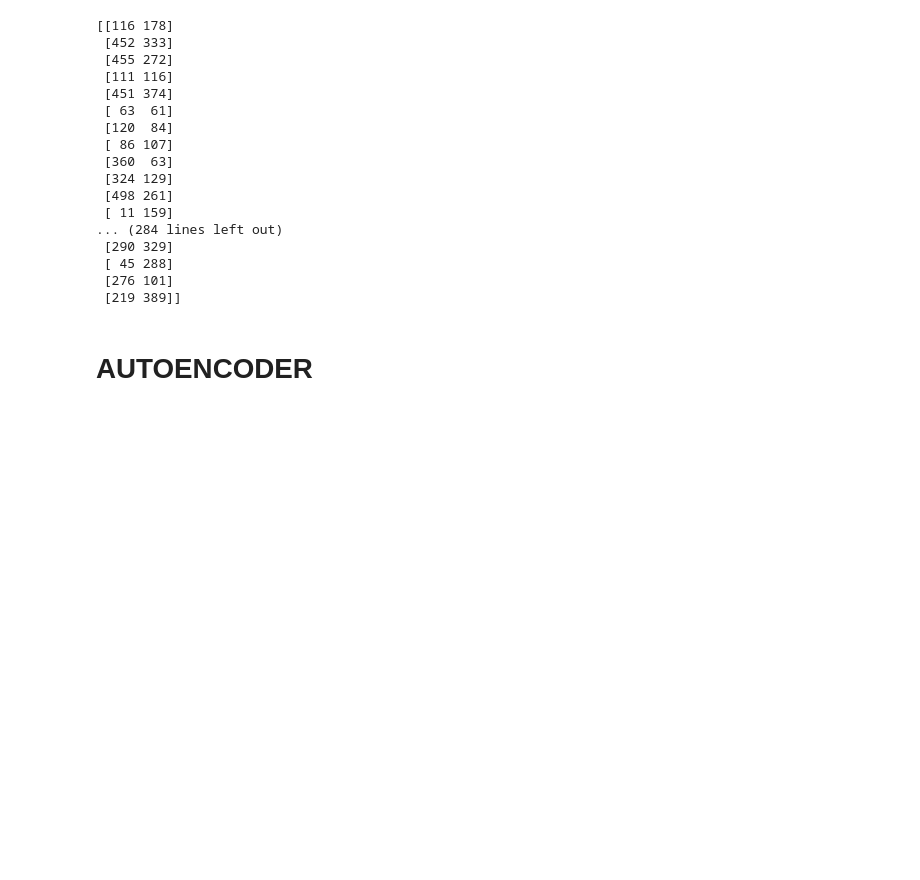
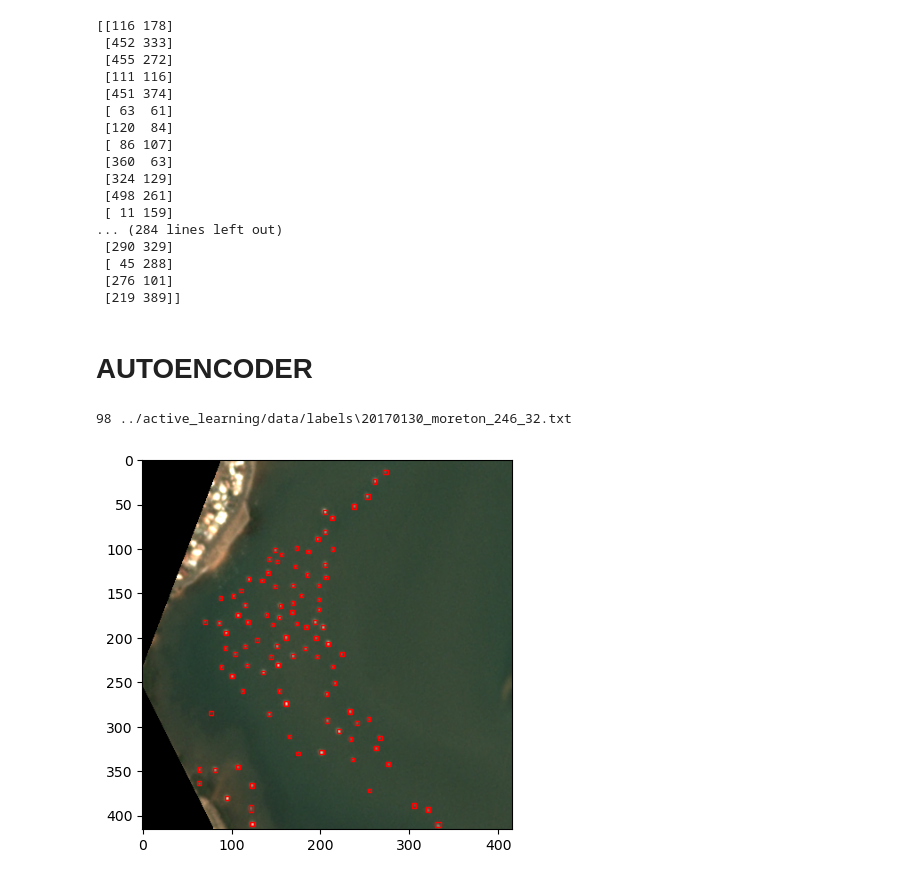
Before and after one commit to swforrest/counting_waterholes, a Jupyter notebook: visualisation/exploring.ipynb, the cells around one changed output. Cells and saved outputs as stored; diff of their text form; code cells hidden in the pictures; blank space fills up the shorter version.

```diff
--- a/visualisation/exploring.ipynb
+++ b/visualisation/exploring.ipynb
@@ -773,3 +773,38 @@ plt.imshow(output)
 
 # print out the model architecture
 print(model)
+# %%
+import matplotlib.pyplot as plt
+import os
+
+image_dir = "../active_learning/data/images"
+label_dir = "../active_learning/data/labels"
+all_labels = [os.path.join(root, l) for root, _, files in os.walk(label_dir) for l in files if l.endswith('.txt')]
+
+most_boats = -1
+for label in all_labels:
+    with open(label, 'r') as f:
+        lines = f.readlines()
+        if len(lines) > most_boats:
+            most_boats = len(lines)
+            most_boats_label = label
+print(most_boats, most_boats_label)
+most_boats_image = most_boats_label.replace('labels', 'images').replace('txt', 'png')
+# load the image and draw the boats
+image = plt.imread(os.path.join(most_boats_image))
+plt.imshow(image)
+with open(os.path.join(most_boats_label), 'r') as f:
+    lines = f.readlines()
+    for line in lines:
+        x, y, w, h = map(float, line.split()[1:])
+        x = x * 416 - 1
+        y = y * 416 - 1
+        w = w * 416 + 2
+        h = h * 416 + 2
+        x1 = x - w / 2
+        y1 = y - h / 2
+        plt.gca().add_patch(plt.Rectangle((x1, y1), w, h, edgecolor='r', facecolor='none'))
+plt.show()
+# %% [output]
+98 ../active_learning/data/labels\20170130_moreton_246_32.txt
+[figure, added]
```
Also changed, not shown: 10 other files.
